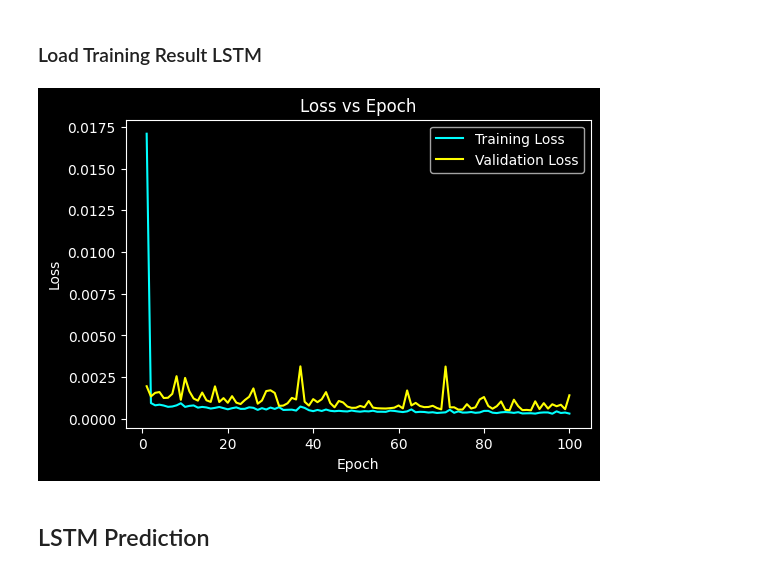
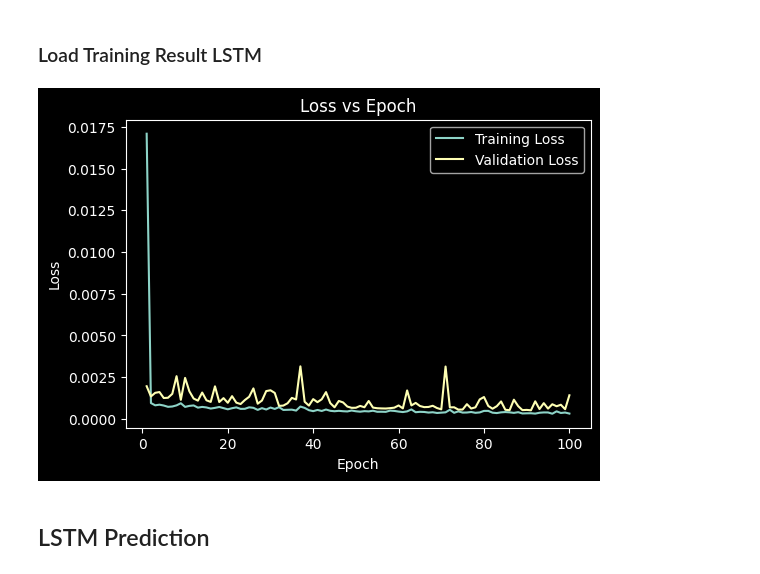
Before and after one commit to vinz25-coder/Prediksi_Saham_RNN-LSTM, a Jupyter notebook: (2)Load_Best_Model.ipynb, the cells around one changed output. Drawn from its saved outputs; the diff is of its cells as text; code cells hidden in the pictures.

```diff
--- a/(2)Load_Best_Model.ipynb
+++ b/(2)Load_Best_Model.ipynb
@@ -364,22 +344,22 @@ Model: "sequential_2"
 # %%
 # Load CSV
 df_loss_LSTM = pd.read_csv("training_results/LSTM_loss_history.csv")
 
 # Plot loss
 plt.style.use('dark_background')
 plt.figure(figsize=(6,4))
-plt.plot(df_loss_LSTM ["epoch"], df_loss_LSTM ["training_loss"], label="Training Loss", color="cyan")
-plt.plot(df_loss_LSTM ["epoch"], df_loss_LSTM ["validation_loss"], label="Validation Loss", color="yellow")
+plt.plot(df_loss_LSTM ["epoch"], df_loss_LSTM ["training_loss"], label="Training Loss")
+plt.plot(df_loss_LSTM ["epoch"], df_loss_LSTM ["validation_loss"], label="Validation Loss")
 plt.xlabel("Epoch")
 plt.ylabel("Loss")
 plt.title("Loss vs Epoch")
 plt.legend()
 # Simpan plot ke dalam folder dengan resolusi tinggi
-file_path = os.path.join(folder_path, 'LSTM_Training and loss validation ')
+file_path = os.path.join(folder_path, 'LSTM_Training and validation loss vs Epoch')
 plt.savefig(file_path, dpi=300, bbox_inches='tight')
 plt.show()
 # %% [output]
-[figure, old version]
+[figure, new version]
 # %% [markdown]
 ## LSTM Prediction
 # %%
```
Also changed, not shown: parts of 15 cells of this notebook, 12 other files.
